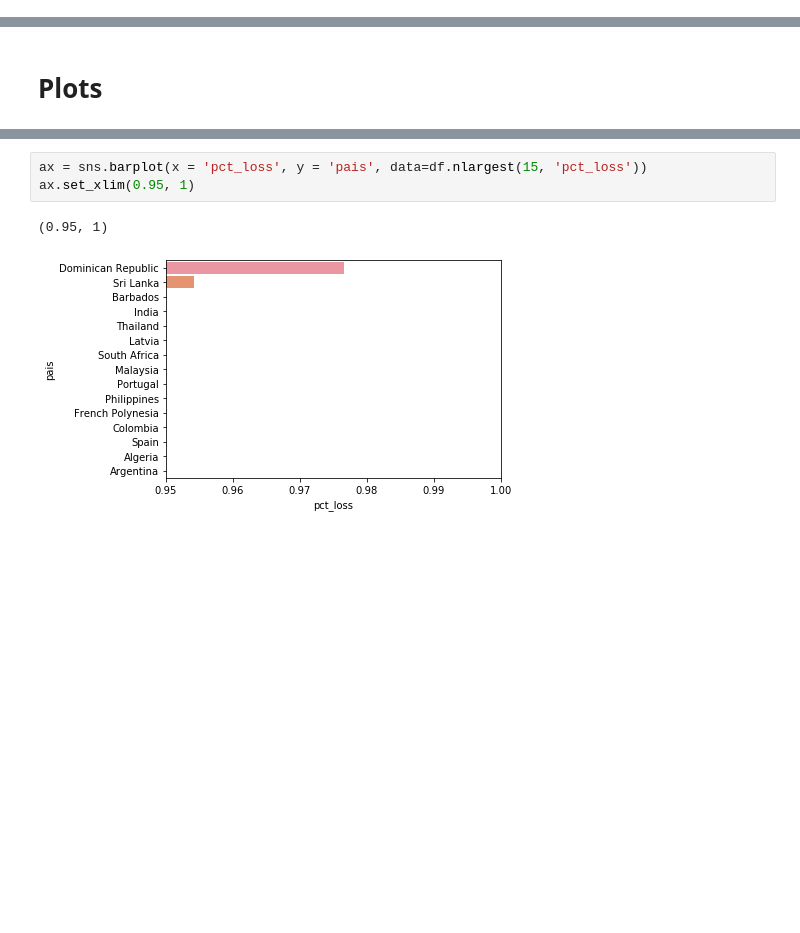
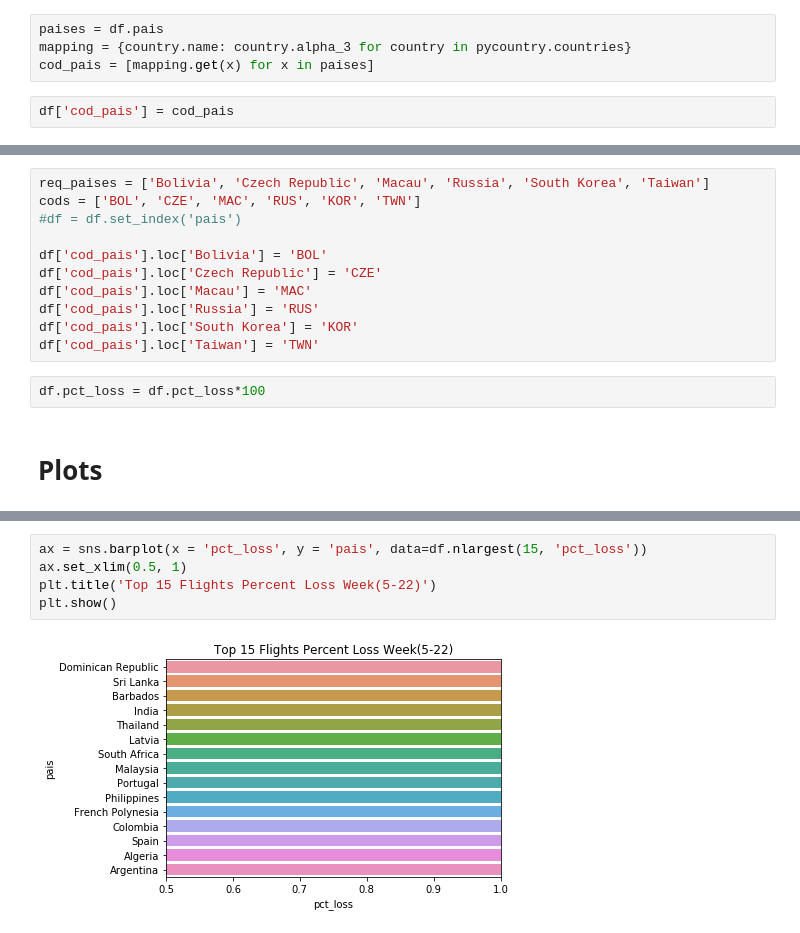
Before and after one commit to paulagiovanna/IC---Covid19-Random-Walk, a Jupyter notebook: flights_pct_loss_analysis.ipynb, the cells around one changed output, grey strips where cells are left out. Drawn from its saved outputs; the diff is of its cells as text; blank space fills up the shorter version.

Commit message:
new plots

```diff
--- a/flights_pct_loss_analysis.ipynb
+++ b/flights_pct_loss_analysis.ipynb
@@ -106,3 +133,9 @@ df = df.merge(df_target_prob, 'left', on = 'pais')
+# %%
+paises = df.pais
+mapping = {country.name: country.alpha_3 for country in pycountry.countries}
+cod_pais = [mapping.get(x) for x in paises]
+# %%
+df['cod_pais'] = cod_pais
 # %% [markdown]
 ## Getting Continent Column
 # %%
@@ -132,2 +149,15 @@ df
+# %%
+req_paises = ['Bolivia', 'Czech Republic', 'Macau', 'Russia', 'South Korea', 'Taiwan']
+cods = ['BOL', 'CZE', 'MAC', 'RUS', 'KOR', 'TWN']
+#df = df.set_index('pais')
+
+df['cod_pais'].loc['Bolivia'] = 'BOL'
+df['cod_pais'].loc['Czech Republic'] = 'CZE'
+df['cod_pais'].loc['Macau'] = 'MAC'
+df['cod_pais'].loc['Russia'] = 'RUS'
+df['cod_pais'].loc['South Korea'] = 'KOR'
+df['cod_pais'].loc['Taiwan'] = 'TWN'
+# %%
+df.pct_loss = df.pct_loss*100
 # %% [markdown]
 # Plots
@@ -200,8 +284,9 @@ df.nlargest(10, 'pct_loss')
 # %%
 ax = sns.barplot(x = 'pct_loss', y = 'pais', data=df.nlargest(15, 'pct_loss'))
-ax.set_xlim(0.95, 1)
+ax.set_xlim(0.5, 1)
+plt.title('Top 15 Flights Percent Loss Week(5-22)')
+plt.show()
 # %% [output]
-(0.95, 1)
-[figure, old version]
+[figure, new version]
 # %%
 plt.figure(figsize = (10, 10))
```
Also changed, not shown: parts of 25 cells of this notebook.
